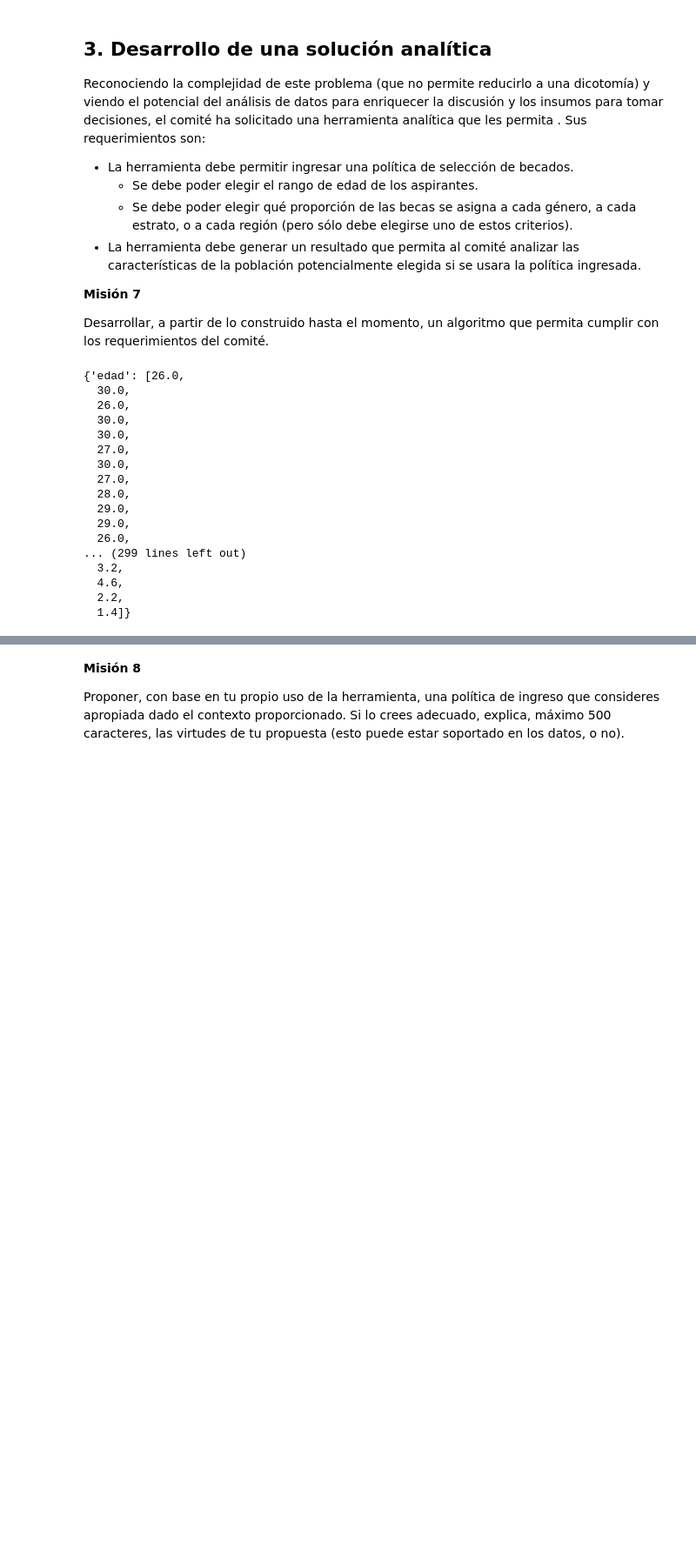
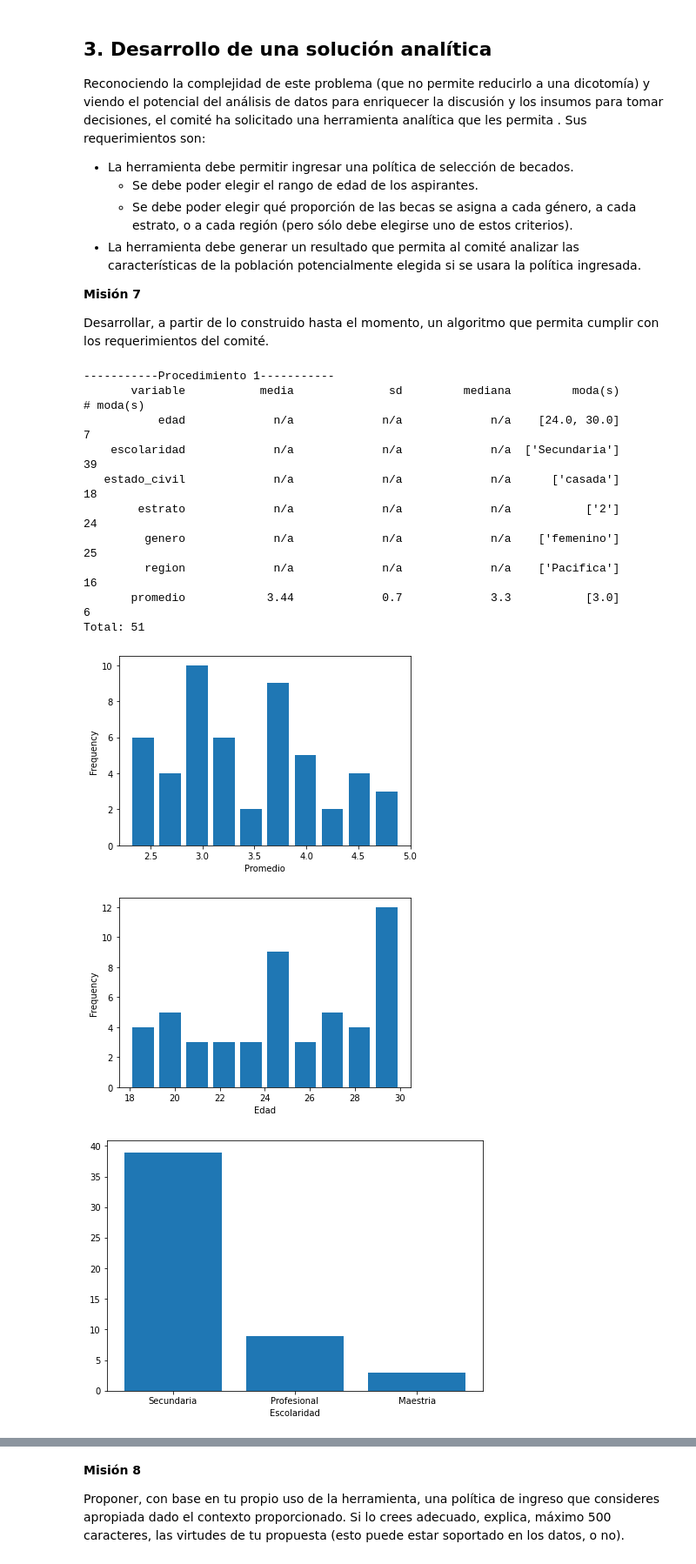
Before and after one commit to camtorr95/MIIA_estudiante_40, a Jupyter notebook: Laboratorios/Lab_1_40.ipynb, the cells around one changed output, grey strips where cells are left out. Shown: that part at 87% size. Drawn from its saved outputs; the diff is of its cells as text; code cells hidden in the pictures; blank space fills up the shorter version.

```diff
--- a/Laboratorios/Lab_1_40.ipynb
+++ b/Laboratorios/Lab_1_40.ipynb
@@ -80,6 +80,8 @@ import matplotlib.pyplot as plt
 def mediana(_list):
     _sorted_list = sorted(_list)
     n = len(_sorted_list)
+    if n == 0:
+        return 0
     if n % 2 == 0:
         return (_sorted_list[n//2] + _sorted_list[n//2 - 1]) / 2
     else:
@@ -88,6 +90,8 @@ def mediana(_list):
 # función que calcula la media de una lista de datos numéricos
 def media(_list):
     _media = 0
+    if len(_list) == 0:
+        return 0
     for valor in _list:
         _media += valor
     return _media / len(_list)
@@ -121,6 +125,8 @@ def moda(_list):
 def desviacion_estandar(_list):
     var = 0
     _media = media(_list)
+    if len(_list) == 0:
+        return 0
     for valor in _list:
         var += ((valor - _media) ** 2)/len(_list)
     return math.sqrt(var)
@@ -329,10 +335,10 @@ def procedimiento_2(_datos, prop_region, prop_genero, nbecas):
                                 if _datos["genero"][estudiante[0]] == genero:
                                     safe_check += 1
                                     becados_subgrupo += 1
+                                    becados_grupo += 1
                                     becados.add(estudiante[0])
-                                    if len(becados) >= nbecas or becados_subgrupo >= disponibilidad_2:
+                                    if len(becados) >= nbecas or becados_subgrupo >= disponibilidad_2 or becados_grupo >= disponibilidad:
                                         break
-                    becados_grupo += becados_subgrupo
                     if len(becados) >= nbecas or becados_grupo >= disponibilidad:
                         break
             if len(becados) >= nbecas:
@@ -443,37 +449,55 @@ Desarrollar, a partir de lo construido hasta el momento, un algoritmo que permit
 # %%
 # código
 '''
 Dado que el enunciado no es muy claro, asumo que la proporción del estrato aplica al criterio del grupo 1
 y corresponde a la proporción que se debe sacar de cada estrato (parametrizar el 2% inicial). La proporción
 de género y región aplica al grupo 2 y correspondería a los porcentajes que se quieren forzar en cada región
 o género (Parametrizar lo que se enuncia como 'igualmente distribuidos' inicialmente).
 '''
 
-def herramienta(_datos, edades=None, proporcion_estrato=None, proporcion_region=None, proporcion_genero=None):
-    datos_aplicables = _datos
+def herramienta(_datos, edades=None, nbecas=100, proporcion_estrato=None, proporcion_region=None, proporcion_genero=None):
+    datos_aplicables = _datos.copy()
     if edades != None:
         aplicables = {estudiante for estudiante, edad in enumerate(_datos["edad"]) if edades[0] <= edad <= edades[1]}
         for label, valores in _datos.items():
             datos_aplicables[label] = [v for e, v in enumerate(valores) if e in aplicables]
-    return datos_aplicables
 
+    if proporcion_estrato == None:
+        proporcion_estrato = 0.02
 
-herramienta(datos, edades=(25, 30))
+    if proporcion_region == None:
+        proporcion_region = {
+            "Andina": 0.2, "Pacifica": 0.2, "Orinoquia": 0.2, "Caribe": 0.2, "Amazonia": 0.2
+        }
+    if proporcion_genero == None:
+        proporcion_genero= {
+            "masculino": 0.25, "femenino": 0.25, "otro": 0.25, "no binario": 0.25
+        }
+
+    return (procedimiento_1(datos_aplicables, proporcion_estrato, nbecas),
+            procedimiento_2(datos_aplicables, proporcion_region, proporcion_genero, nbecas))
+
+proporcion_estrato_param = 0.06
+
+proporcion_region_param = {
+    "Andina": 0.2, "Pacifica": 0.2, "Orinoquia": 0.2, "Caribe": 0.2, "Amazonia": 0.2
+}
+proporcion_genero_param = {
+    "masculino": 0.5, "femenino": 0.5, "otro": 0, "no binario": 0
+}
+resultado = herramienta(datos, edades=(0, 30), proporcion_estrato=proporcion_estrato_param, proporcion_region=proporcion_region_param, proporcion_genero=proporcion_genero_param)
+comparacion(resultado[0], resultado[1])
 # %% [output]
-{'edad': [26.0,
-  30.0,
-  26.0,
-  30.0,
-  30.0,
-  27.0,
-  30.0,
-  27.0,
-  28.0,
-  29.0,
-  29.0,
-  26.0,
-... (299 lines left out)
-  3.2,
-  4.6,
-  2.2,
-  1.4]}
+-----------Procedimiento 1-----------
+       variable           media              sd         mediana         moda(s)       # moda(s)
+           edad             n/a             n/a             n/a    [24.0, 30.0]               7
+    escolaridad             n/a             n/a             n/a  ['Secundaria']              39
+   estado_civil             n/a             n/a             n/a      ['casada']              18
+        estrato             n/a             n/a             n/a           ['2']              24
+         genero             n/a             n/a             n/a    ['femenino']              25
+         region             n/a             n/a             n/a    ['Pacifica']              16
+       promedio            3.44             0.7             3.3           [3.0]               6
+Total: 51
+[figure, added]
+[figure, added]
+[figure, added]
```
Also changed, not shown: parts of 5 cells of this notebook.
